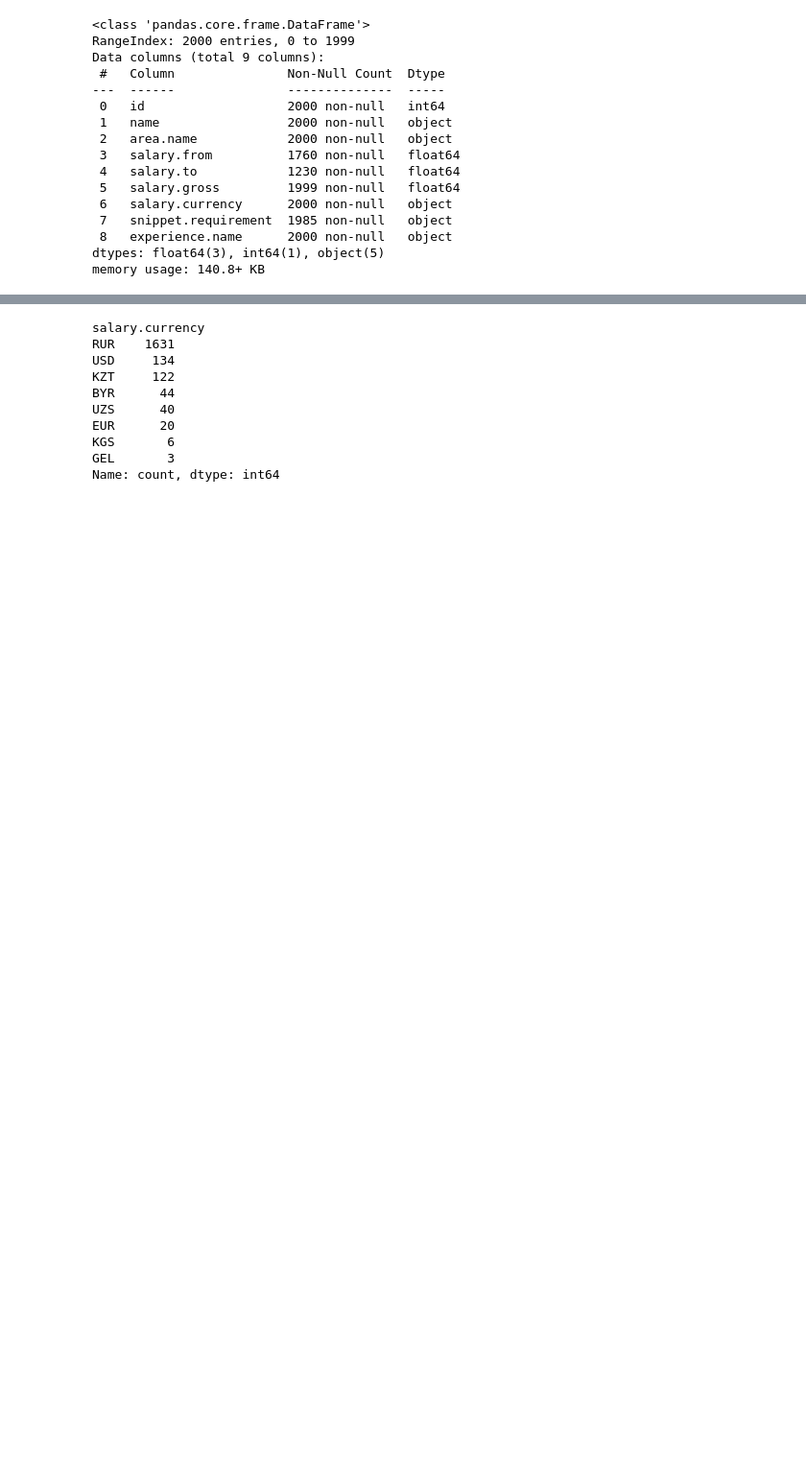
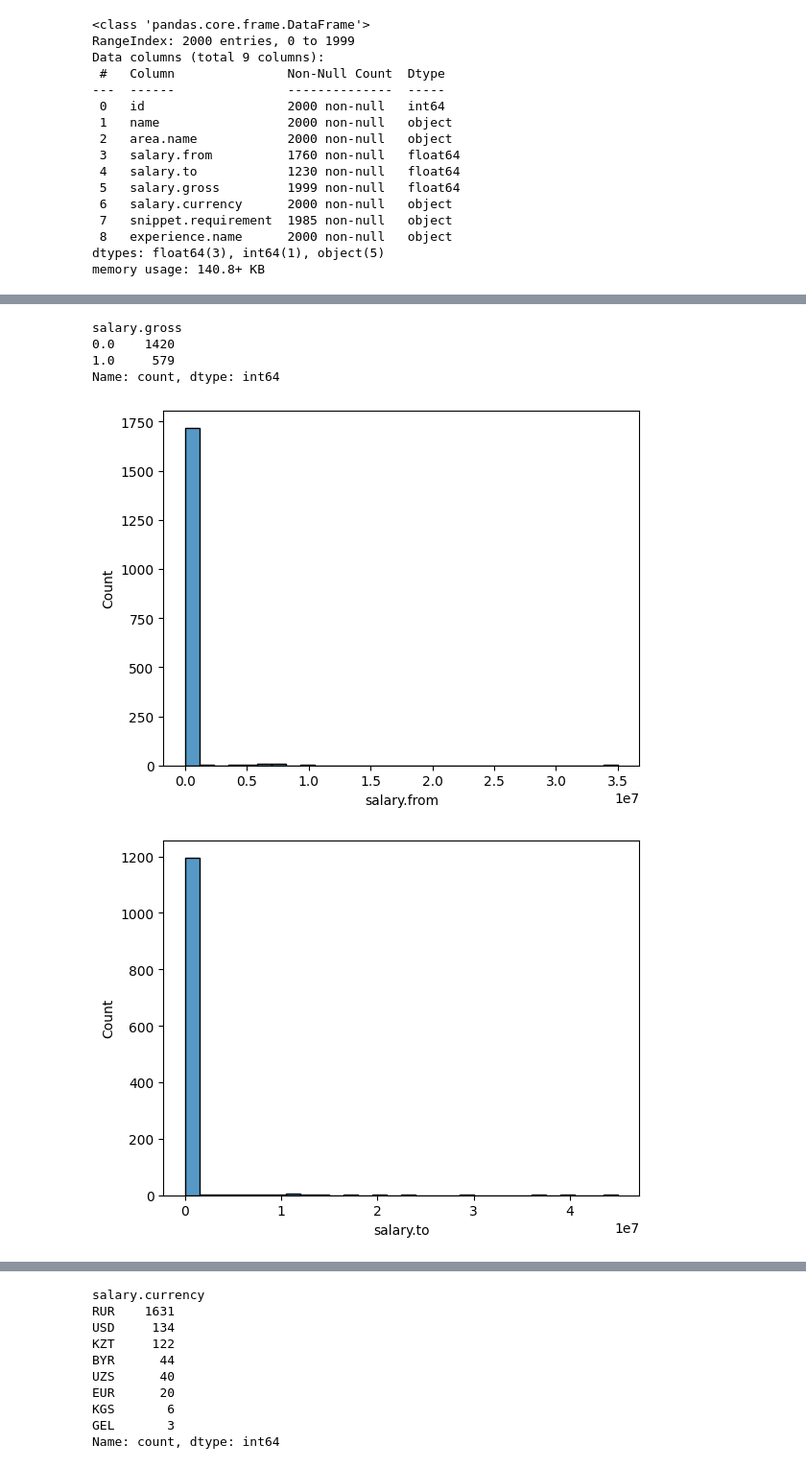
Before and after one commit to PsihAnalitik/data_processing_python, a Jupyter notebook: lab1/1.0. Анализ ЗП разработчиков.ipynb, the cells around one changed output, grey strips where cells are left out. Shown at 96% size. Cells and saved outputs as stored; diff of their text form; code cells hidden in the pictures; blank space fills up the shorter version.

```diff
--- a/lab1/1.0. Анализ ЗП разработчиков.ipynb
+++ b/lab1/1.0. Анализ ЗП разработчиков.ipynb
@@ -57,0 +269,2 @@ df.head(10)
+# %%
+df['country'] = df['area.name'].apply(lambda x: city_country[x])
@@ -57,0 +293,17 @@ df.head(10)
+# %%
+df['salary.gross'].value_counts()
+# %% [output]
+salary.gross
+0.0    1420
+1.0     579
+Name: count, dtype: int64
+# %%
+
+cols_to_convert = ['salary.from', 'salary.to']
+
+for col in cols_to_convert:
+    sns.histplot(df[col], bins=30)
+    plt.show()
+# %% [output]
+[figure, added]
+[figure, added]
```
Also changed, not shown: parts of 30 cells of this notebook.
